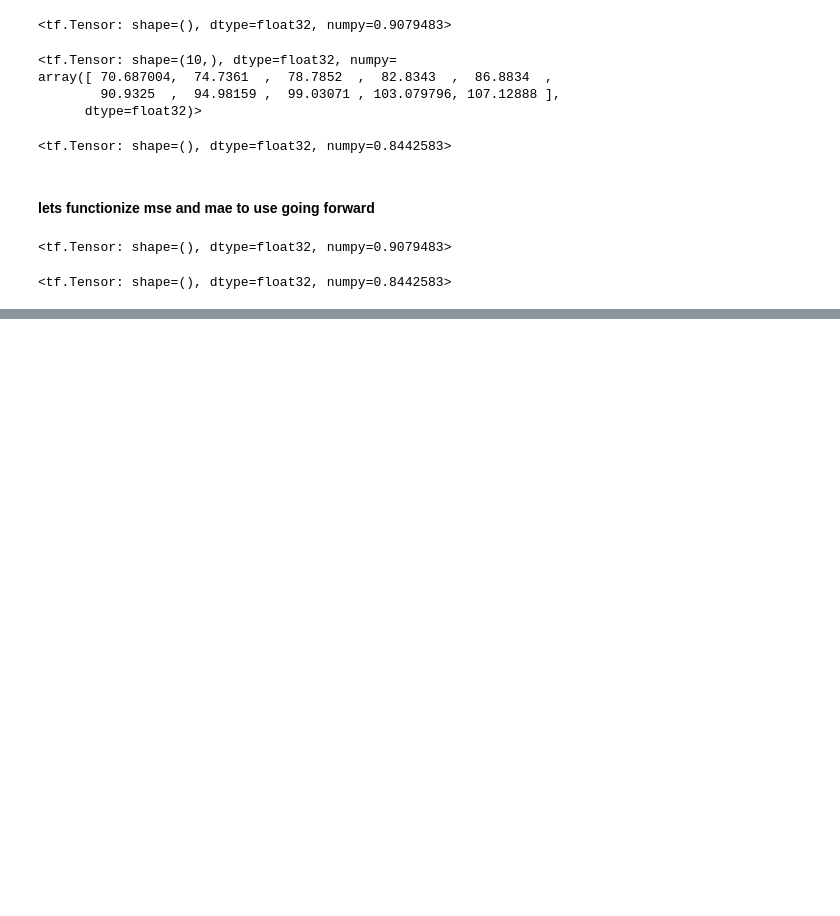
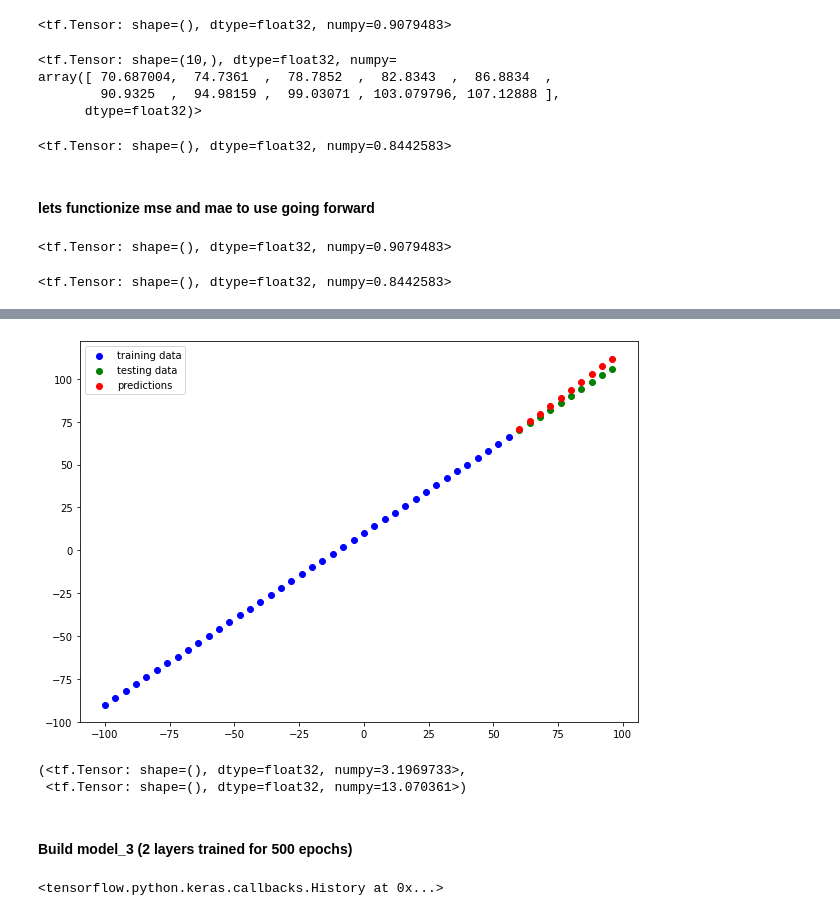
Before and after one commit to joelweber977/Python3_TF_Certificate, a Jupyter notebook: 01_neural_network_regression_JW.ipynb, the cells around one changed output, grey strips where cells are left out. Saved outputs shown, nothing was run; the diff lists cells and outputs as text; code cells hidden in the pictures; blank space fills up the shorter version.

```diff
--- a/01_neural_network_regression_JW.ipynb
+++ b/01_neural_network_regression_JW.ipynb
@@ -656,0 +804,3 @@ crap
+# %%
+#create predictions
+y_pred_2 = model_2.predict(X_test)
@@ -656,0 +825,31 @@ crap
+# %%
+#plot predicted values
+plot_predictions(train_data = X_train, train_labels = y_train,
+                 test_data = X_test, test_labels = y_test,
+                predictions = y_pred_2)
+
+#still not very good but closer than model_1
+# %% [output]
+[figure, added]
+# %%
+#compute evaluateion metrics
+mae_2 = mae(y_test, y_pred_2)
+mse_2 = mse(y_test, y_pred_2)
+mae_2, mse_2
+#eval metrics are quite a bit better than model_1 just by adding a hidden layer with 10 neurons
+# %% [output]
+(<tf.Tensor: shape=(), dtype=float32, numpy=3.1969733>,
+ <tf.Tensor: shape=(), dtype=float32, numpy=13.070361>)
+# %% [markdown]
+#### Build model_3 (2 layers trained for 500 epochs)
+# %%
+tf.random.set_seed(42)
+model_3 = tf.keras.Sequential()
+model_3.add(tf.keras.layers.Dense(50))
+model_3.add(tf.keras.layers.Dense(1))
+model_3.compile(loss = tf.keras.losses.mae,
+               optimizer = tf.keras.optimizers.SGD(),
+               metrics = ['mae'])
+model_3.fit(X_train,y_train, epochs = 500, verbose = 0)
+# %% [output]
+<tensorflow.python.keras.callbacks.History at 0x...>
```
Also changed, not shown: parts of 34 cells of this notebook, 4 other files.
